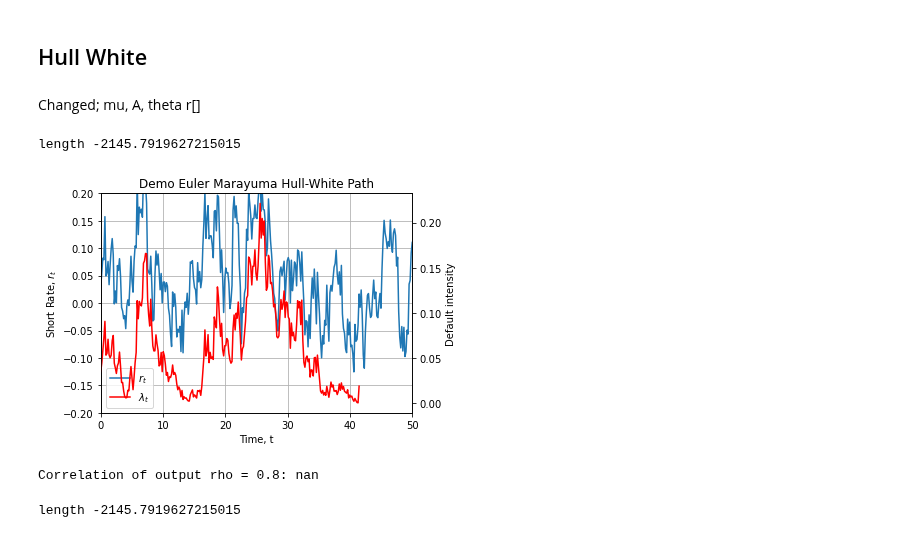
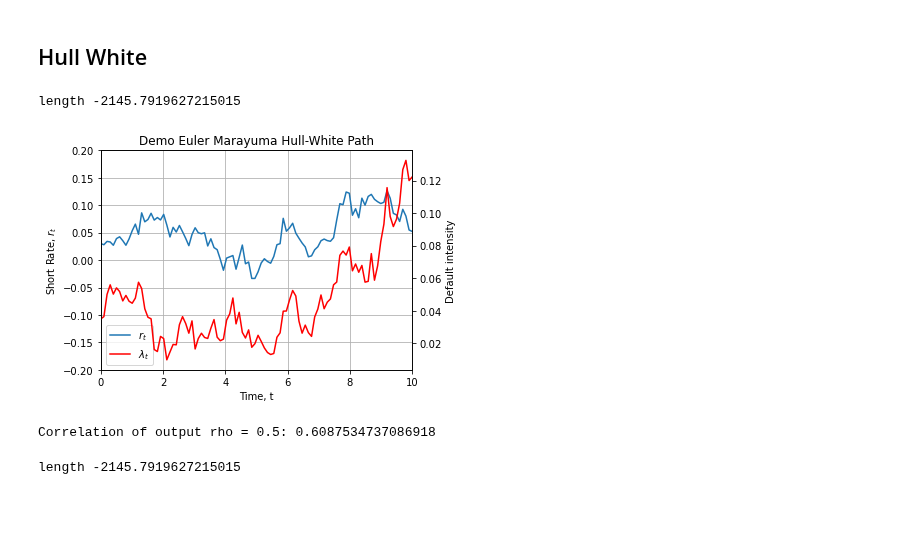
Before and after one commit to spelbella/cva_risk_management_thesis, a Jupyter notebook: env_HW.ipynb, the cells around one changed output. Drawn from its saved outputs; the diff is of its cells as text; code cells hidden in the pictures; blank space fills up the shorter version.

```diff
--- a/env_HW.ipynb
+++ b/env_HW.ipynb
@@ -1,11 +1,5 @@
 # %% [markdown]
 ## Hull White
-# %% [markdown]
-Changed;
-mu,
-A,
-theta
-r[]
 # %%
 import numpy as np
 import matplotlib.pyplot as plt
@@ -22,7 +16,7 @@ plt.rcParams['text.usetex'] = False
 
 # Set parameters, for clarity those related to the JCIR model will be preceded by a J and those related to the Hull white by an H
 t0 = 0
-T = 50
+T = 10
 
 # Intensity params
 lambda0 = 0.035
@@ -40,10 +34,10 @@ interpolator =  interpolate.splrep(ti, Pi, s=0.0001)
 P0T = lambda T: interpolate.splev(T, interpolator, der=0) #?
 
 r0 = 0.03
-alpha = 1
+alpha = 1 #1
 f0T = lambda t, dt=1e-4: - (np.log(P0T(t+dt))-np.log(P0T(t-dt)))/(2*dt)
 theta = lambda t, dt=1e-4: (f0T(t+dt)-f0T(t-dt))/(2.0*dt) + f0T(t) + sigma*sigma/(2.0*alpha)*(1.0-np.exp(-2.0*alpha*t)) # Or choose theta ourselves??
-sigma = 0.1 # vol
+sigma = 0.05 # vol
 
 rand = Generator(PCG64())
 
@@ -56,7 +50,7 @@ jumps = list(zip(jump_times,jump_intensitys)) # A list of tuples of ordered time
 
 
 ## Run rho 0.8 diffusion model for let's say 1280 time steps over our 10 time units, i.e. dt = 1/128
-N = 6*T #T*128
+N = 10*T #T*128
 t_s = np.linspace(t0,T,N)
 t_s = np.concatenate((t_s,jump_times))
 t_s.sort()
@@ -66,7 +60,7 @@ r = np.linspace(r0, r0,len(t_s))
 
 # We could (should?) use Cholesky decomposition to covary the noise as well, but since multivariate_normal let's us generate correlated noise why not let it take care of it for us
 # for time varying we can generate in the for loop, or predraw all as here, but with varying rho
-rho1 = 0.8
+rho1 = 0.5
 gen_noise = rand.multivariate_normal([0,0],[[1, rho1], [rho1, 1]],(len(t_s)))
 Z_gen = gen_noise[:,0]
 W_gen = gen_noise[:,1]
@@ -78,6 +72,7 @@ for i in np.arange(1,len(t_s)):
 
     # Generate interest rate
     r[i] = r[i-1] + (theta(i*dt)-alpha*r[i-1])*dt + sigma*dW
+    # r[i] = r[i-1] + alpha*(theta(i*dt)-r[i-1])*dt + sigma*dW
 
     # Generate JCIR
     a = ((4*kappa*mu - v**2)*Y_s[i-1]**(-1) - (4*kappa)*Y_s[i-1])/8
@@ -87,35 +82,35 @@ for i in np.arange(1,len(t_s)):
     Y_s[i] = Y_s[i-1] + a*dt + b*dZ + (1/2)*(a*ap - (1/2)*app*b**2)*dt**2 + (1/2)*(ap*b)*dZ*dt
     lambdas[i] = Y_s[i]**2
 
     if not not jumps:
         if t_s[i] == jumps[0][0]:
             lambdas[i] = lambdas[i] + jumps[0][1]
             Y_s[i] = np.sqrt(lambdas[i])
             jumps.pop(0)
 
     # Emergency negative catch
     if Y_s[i] < 0:
         Y_s[i] = 0
 
 print("length", P0T(1280))
 fig1, ax1 = plt.subplots(figsize = (6,4), tight_layout = True)
 p1 = ax1.plot(t_s,r,label = r"$r_t$")
 ax2 = ax1.twinx()
 p2 = ax2.plot(t_s, lambdas, label = r"$\lambda_t$", color = "red")
 ax2.set_ylabel("Default intensity")
 ax1.set_title("Demo Euler Marayuma Hull-White Path")
 ax1.set_xlabel("Time, t")
 ax1.set_ylabel(r"Short Rate, $r_t$")
 ax1.set_xlim((t0,T))
 ax1.set_ylim(-0.2,0.2)
 ax1.grid(True)
 ax1.legend(handles= p1+p2, loc = "lower left")
 plt.show()
 print(r"Correlation of output rho = %s" %(rho1) + ": %s " %(np.corrcoef((lambdas,r))[0][1]))
 # %% [output]
 length -2145.7919627215015
-[figure, old version]
+[figure, new version]
-Correlation of output rho = 0.8: nan
+Correlation of output rho = 0.5: 0.6087534737086918
 # %%
 # See what theta looks like
 t0 = 0
```
Also changed, not shown: parts of 8 cells of this notebook, 1 other file.
